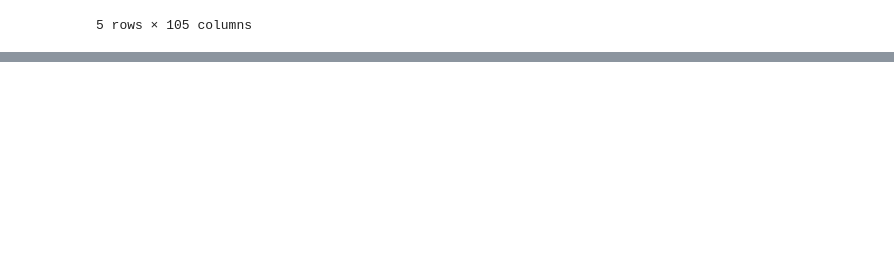
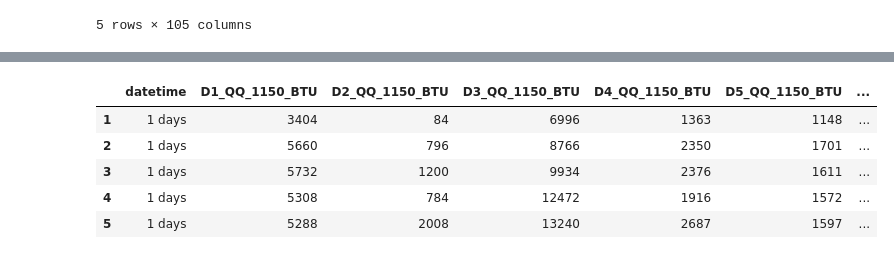
Before and after one commit to funnyhank/PythonCode, a Jupyter notebook: Monthlybill/Monthlybill_CHW.ipynb, the cells around one changed output, grey strips where cells are left out. Cells and saved outputs as stored; diff of their text form; code cells hidden in the pictures; blank space fills up the shorter version.

```diff
--- a/Monthlybill/Monthlybill_CHW.ipynb
+++ b/Monthlybill/Monthlybill_CHW.ipynb
@@ -100,0 +112,25 @@ Name: date&time, Length: 745, dtype: datetime64[ns]
+# %%
+data_0 = df[df["datetime"].dt.hour == 0]  # .dt获取每天某小时的数据
+data_0_s = data_0[:-1]
+data_0_e = data_0[1:]
+data_0_e.reset_index(inplace=True, drop=True)
+data_0_e.index = data_0_e.index +1
+data_0_s.reset_index(
+    inplace=True, drop=True
+)  # 为了方便用pandas的减法，需要将index重置，这里用到reset_index
+# data_0_e=data_0_e.drop(columns=[Index])
+# data_0_s=data_0_s.drop(columns=[Index])
+data_0_s.index = data_0_s.index +1
+dayuse = (
+    data_0_e
+    - data_0_s
+)
+# dayuse.drop(dayuse['datetime'],axis=1,inplace=True)
+dayuse.head()
+# %% [output]
+|  | datetime | D1_QQ_1150_BTU | D2_QQ_1150_BTU | D3_QQ_1150_BTU | D4_QQ_1150_BTU | D5_QQ_1150_BTU | ... |
+| 1 | 1 days | 3404 | 84 | 6996 | 1363 | 1148 | ... |
+| 2 | 1 days | 5660 | 796 | 8766 | 2350 | 1701 | ... |
+| 3 | 1 days | 5732 | 1200 | 9934 | 2376 | 1611 | ... |
+| 4 | 1 days | 5308 | 784 | 12472 | 1916 | 1572 | ... |
+| 5 | 1 days | 5288 | 2008 | 13240 | 2687 | 1597 | ... |
```
Also changed, not shown: parts of 3 cells of this notebook, 1 other file.
